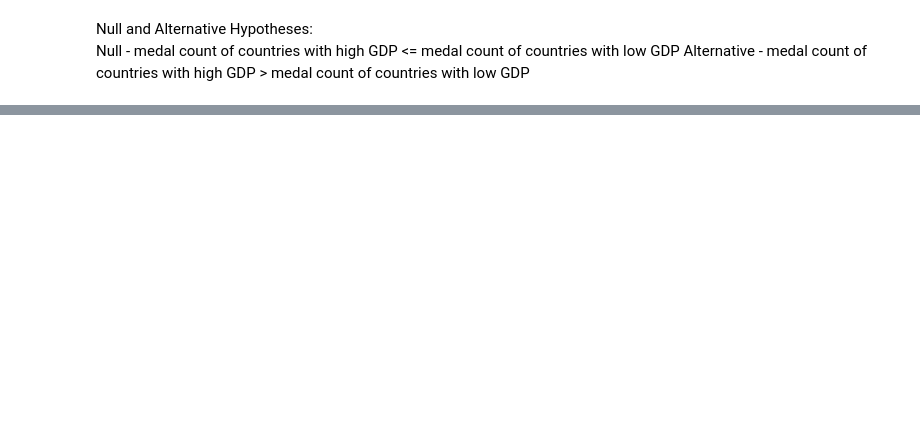
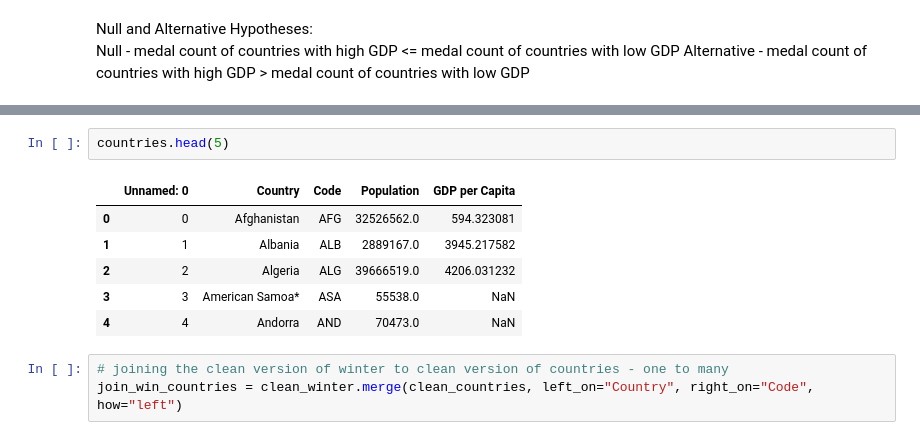
Before and after one commit to aliciag00/STAT206-Final, a Jupyter notebook: statistical_test.ipynb, the cells around one changed output, grey strips where cells are left out. Cells and saved outputs as stored; diff of their text form; blank space fills up the shorter version.

```diff
--- a/statistical_test.ipynb
+++ b/statistical_test.ipynb
@@ -129,0 +144,12 @@ one-sided p-value: 0.02328403144047401
+# %%
+countries.head(5)
+# %% [output]
+|  | Unnamed: 0 | Country | Code | Population | GDP per Capita |
+| 0 | 0 | Afghanistan | AFG | 32526562.0 | 594.323081 |
+| 1 | 1 | Albania | ALB | 2889167.0 | 3945.217582 |
+| 2 | 2 | Algeria | ALG | 39666519.0 | 4206.031232 |
+| 3 | 3 | American Samoa* | ASA | 55538.0 | NaN |
+| 4 | 4 | Andorra | AND | 70473.0 | NaN |
+# %%
+# joining the clean version of winter to clean version of countries - one to many
+join_win_countries = clean_winter.merge(clean_countries, left_on="Country", right_on="Code", how="left")
```
Also changed, not shown: parts of 13 cells of this notebook.
